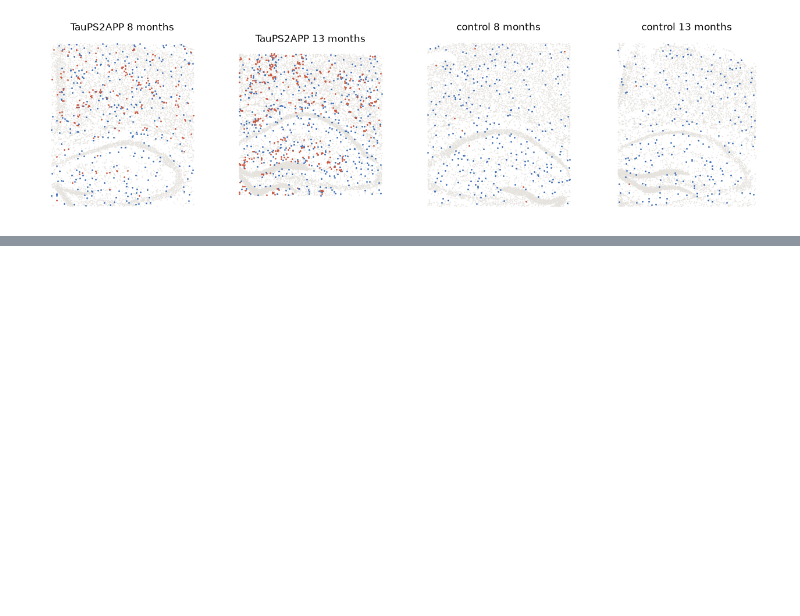
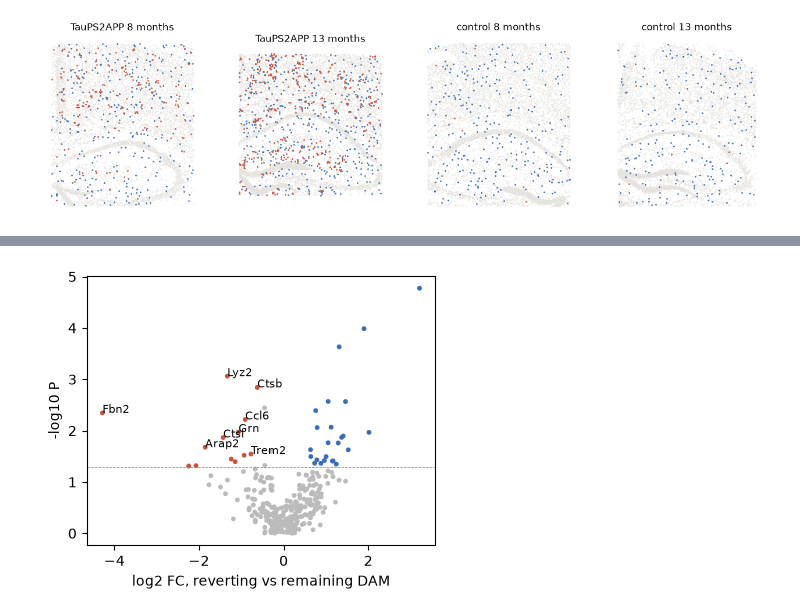
Before and after one commit to jiang-junyao/Niche-FATE, a Jupyter notebook: tutorials/2_alzheimers_microglia.ipynb, the cells around one changed output, grey strips where cells are left out. Cells and saved outputs as stored; diff of their text form; code cells hidden in the pictures; blank space fills up the shorter version.

```diff
--- a/tutorials/2_alzheimers_microglia.ipynb
+++ b/tutorials/2_alzheimers_microglia.ipynb
@@ -143,0 +133,14 @@ plt.tight_layout(); plt.show()
+# %%
+from scipy.stats import mannwhitneyu
+X, rev = [], []
+for a in (1, 2):
+    x = S["TauPS2APP", a, 8]; o = x.obs.loc[prev[a].index]; dam = (o.state == "DAM").values
+    X.append(x[o.index[dam]].layers["nf_lognorm"].toarray()); rev.append(prev[a].values[dam] > 0.5)
+X, rev = np.vstack(X), np.concatenate(rev); genes = np.asarray(S["TauPS2APP", 1, 8].var_names)
+keep = np.maximum((X[rev] > 0).mean(0), (X[~rev] > 0).mean(0)) >= 0.1      # genes detected in >= 10% of either group
+E = np.expm1(X)
+de = pd.DataFrame({"gene": genes[keep],
+                   "log2fc": np.log2((E[rev][:, keep].mean(0) + 1e-9) / (E[~rev][:, keep].mean(0) + 1e-9)),
+                   "p": [mannwhitneyu(X[rev, j], X[~rev, j]).pvalue for j in np.flatnonzero(keep)]})
+print(rev.sum(), "reverting and", (~rev).sum(), "remaining DAM;", len(de), "genes tested")
+de.sort_values("p").head(10).round(4)
@@ -143,0 +160,11 @@ plt.tight_layout(); plt.show()
+# %%
+sig = (de.p < 0.05) & (de.log2fc.abs() > 0.5)
+col = np.where(sig & (de.log2fc > 0), COL["homeostatic"], np.where(sig, COL["DAM"], "#bbbbbb"))
+fig, ax = plt.subplots(figsize=(4.5, 3.5))
+ax.scatter(de.log2fc, -np.log10(de.p), s=6, c=col)
+for _, r in de[sig & (de.log2fc < 0)].nsmallest(8, "p").iterrows():      # label genes higher in remaining DAM
+    ax.annotate(r.gene, (r.log2fc, -np.log10(r.p)), fontsize=8)
+ax.axhline(-np.log10(0.05), color="grey", lw=0.5, ls="--")
+ax.set_xlabel("log2 FC, reverting vs remaining DAM"); ax.set_ylabel("-log10 P"); plt.show()
+# %% [output]
+[figure, added]
```
Also changed, not shown: parts of 12 cells of this notebook, 11 other files.
